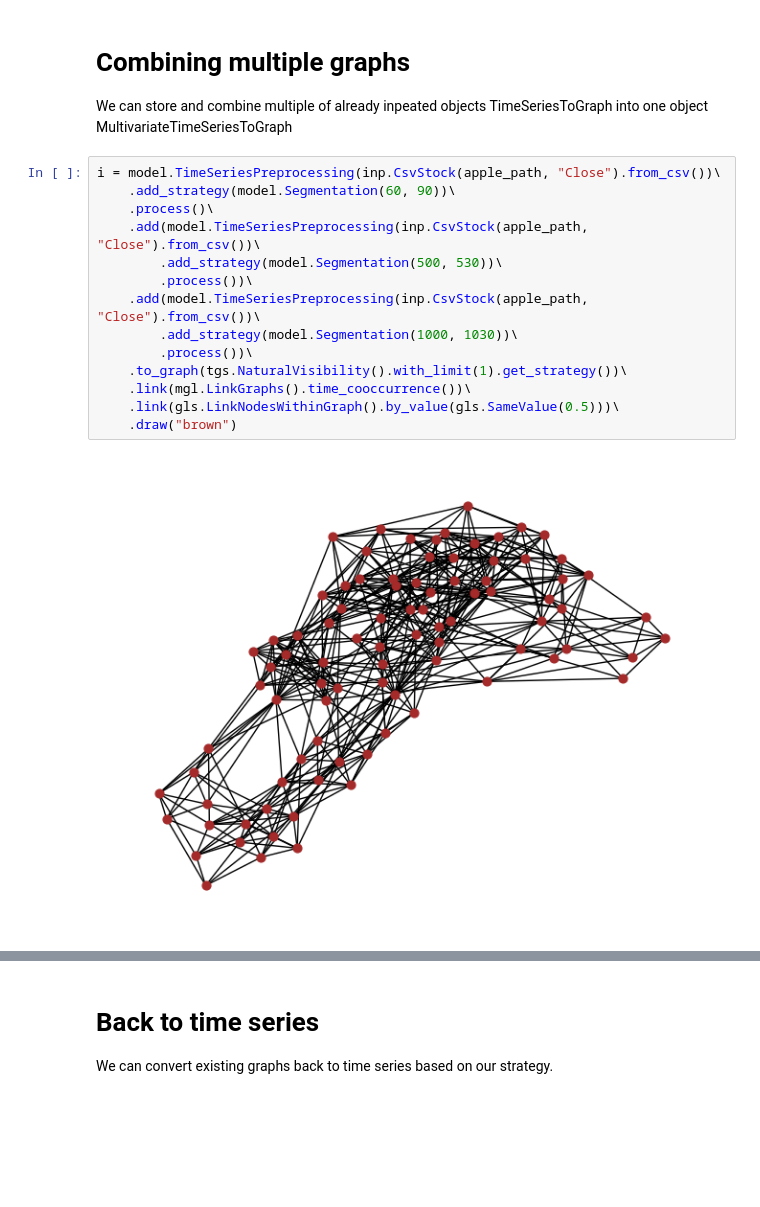
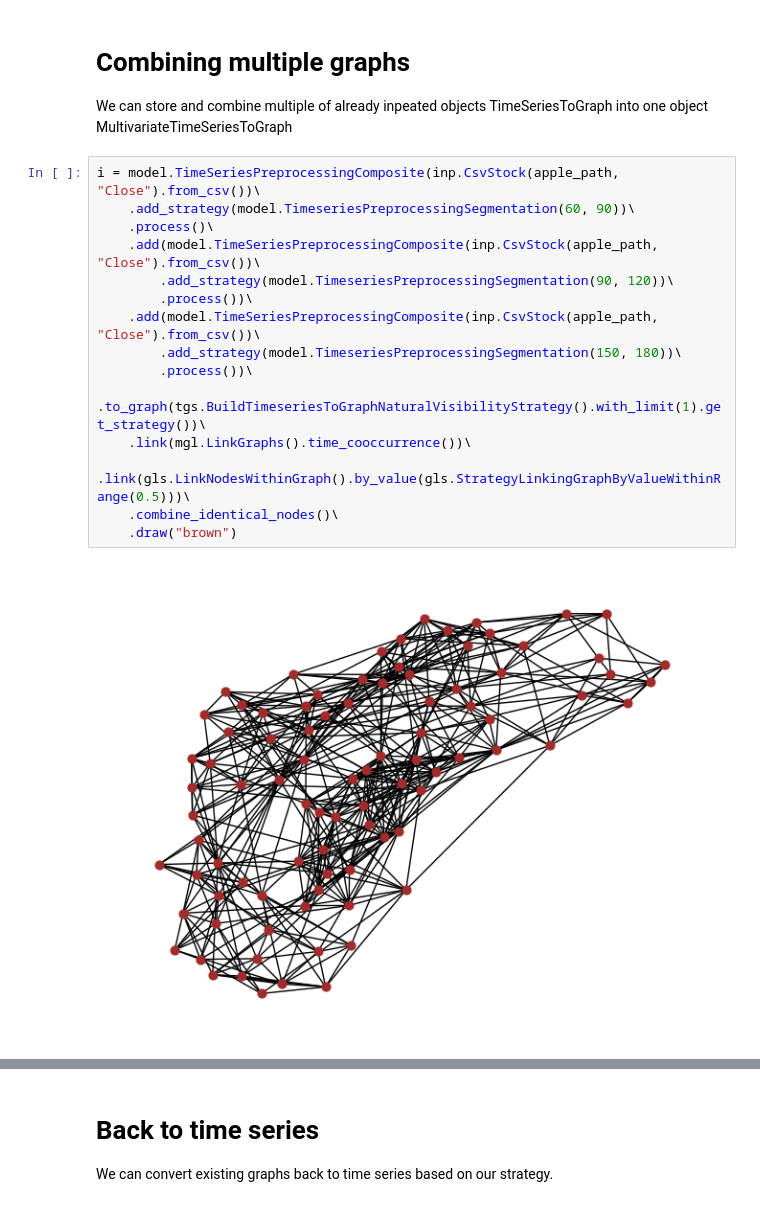
Before and after one commit to zangrcar/ts2g2, a Jupyter notebook: tutorials/demo-ts2g2.ipynb, the cells around one changed output, grey strips where cells are left out. Cells and saved outputs as stored; diff of their text form; blank space fills up the shorter version.

```diff
--- a/tutorials/demo-ts2g2.ipynb
+++ b/tutorials/demo-ts2g2.ipynb
@@ -66,19 +64,20 @@ x = model.TimeSeriesPreprocessing(inp.CsvStock(apple_path, "Close").from_csv())\
 # Combining multiple graphs
 We can store and combine multiple of already inpeated objects TimeSeriesToGraph into one object MultivariateTimeSeriesToGraph
 # %%
-i = model.TimeSeriesPreprocessing(inp.CsvStock(apple_path, "Close").from_csv())\
-    .add_strategy(model.Segmentation(60, 90))\
+i = model.TimeSeriesPreprocessingComposite(inp.CsvStock(apple_path, "Close").from_csv())\
+    .add_strategy(model.TimeseriesPreprocessingSegmentation(60, 90))\
     .process()\
-    .add(model.TimeSeriesPreprocessing(inp.CsvStock(apple_path, "Close").from_csv())\
-        .add_strategy(model.Segmentation(500, 530))\
+    .add(model.TimeSeriesPreprocessingComposite(inp.CsvStock(apple_path, "Close").from_csv())\
+        .add_strategy(model.TimeseriesPreprocessingSegmentation(90, 120))\
         .process())\
-    .add(model.TimeSeriesPreprocessing(inp.CsvStock(apple_path, "Close").from_csv())\
-        .add_strategy(model.Segmentation(1000, 1030))\
+    .add(model.TimeSeriesPreprocessingComposite(inp.CsvStock(apple_path, "Close").from_csv())\
+        .add_strategy(model.TimeseriesPreprocessingSegmentation(150, 180))\
         .process())\
-    .to_graph(tgs.NaturalVisibility().with_limit(1).get_strategy())\
+    .to_graph(tgs.BuildTimeseriesToGraphNaturalVisibilityStrategy().with_limit(1).get_strategy())\
     .link(mgl.LinkGraphs().time_cooccurrence())\
-    .link(gls.LinkNodesWithinGraph().by_value(gls.SameValue(0.5)))\
+    .link(gls.LinkNodesWithinGraph().by_value(gls.StrategyLinkingGraphByValueWithinRange(0.5)))\
+    .combine_identical_nodes()\
     .draw("brown")
 # %% [output]
-[figure, old version]
+[figure, new version]
 # %%
```
Also changed, not shown: parts of 8 cells of this notebook, 12 other files.
